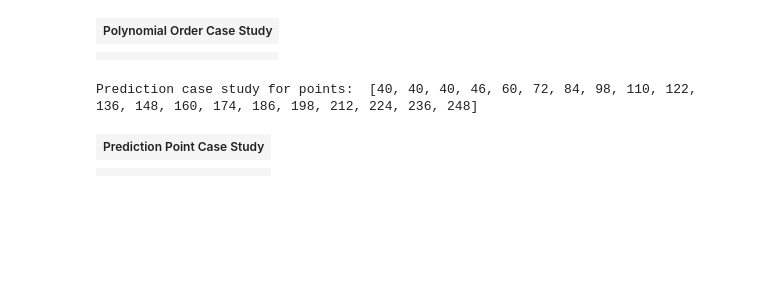
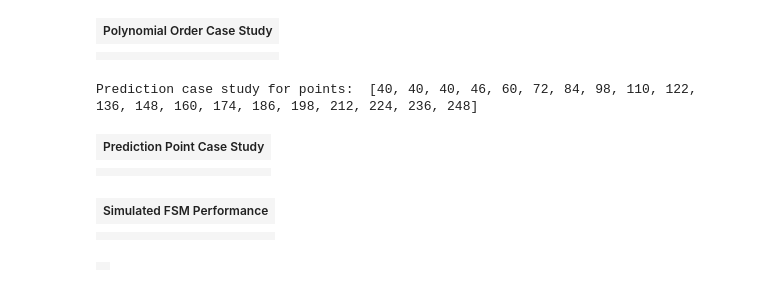
Before and after one commit to DayStarEngineering/BOPPSAnalysis, a Jupyter notebook: MotionCharacterization.ipynb, the cells around one changed output. Cells and saved outputs as stored; diff of their text form; code cells hidden in the pictures; blank space fills up the shorter version.

```diff
--- a/MotionCharacterization.ipynb
+++ b/MotionCharacterization.ipynb
@@ -33,6 +28,6 @@ make[1]: Leaving directory `/home/daystar/dillerj-ison-cdh/centroid'
 # %%
 ## Load most recent file
-workingDirectory = '/home/daystar/Desktop/FLIGHT2014/'
-fname = workingDirectory + uva.findMostRecentFile(workingDirectory,starts_with="controllaw_",offset=-8)
+workingDirectory = './'
+fname = workingDirectory + uva.findMostRecentFile(workingDirectory,starts_with="controllaw_",offset=0)
 print fname
 # %% [output]
@@ -42,6 +37,6 @@ print fname
 # %%
 # Load data file:
-data,header = uva.loadControlLawFile(fname)
+data,header = uva.loadControlLawFile(fname,nofilter=False)
 # print
 # print 'Header columns:'
 # print list(header.columns)
@@ -104,3 +116,9 @@ Prediction case study for points:  [40, 40, 40, 46, 60, 72, 84, 98, 110, 122, 13
 | Prediction Point Case Study |
 |  |
 |  |
+# %%
+UVVISPlots.plotFSMSimulatedPerformance(header,data)
+# %% [output]
+| Simulated FSM Performance |
+|  |
+|  |
@@ -106,0 +131,7 @@ Prediction case study for points:  [40, 40, 40, 46, 60, 72, 84, 98, 110, 122, 13
+# %%
+fig2 = pydygraphs.figure(height=300)
+fig2.plotDataFrame(d1,"Time")
+fig2.show()
+# %% [output]
+|  |
+|  |
```
Also changed, not shown: parts of 7 cells of this notebook.
